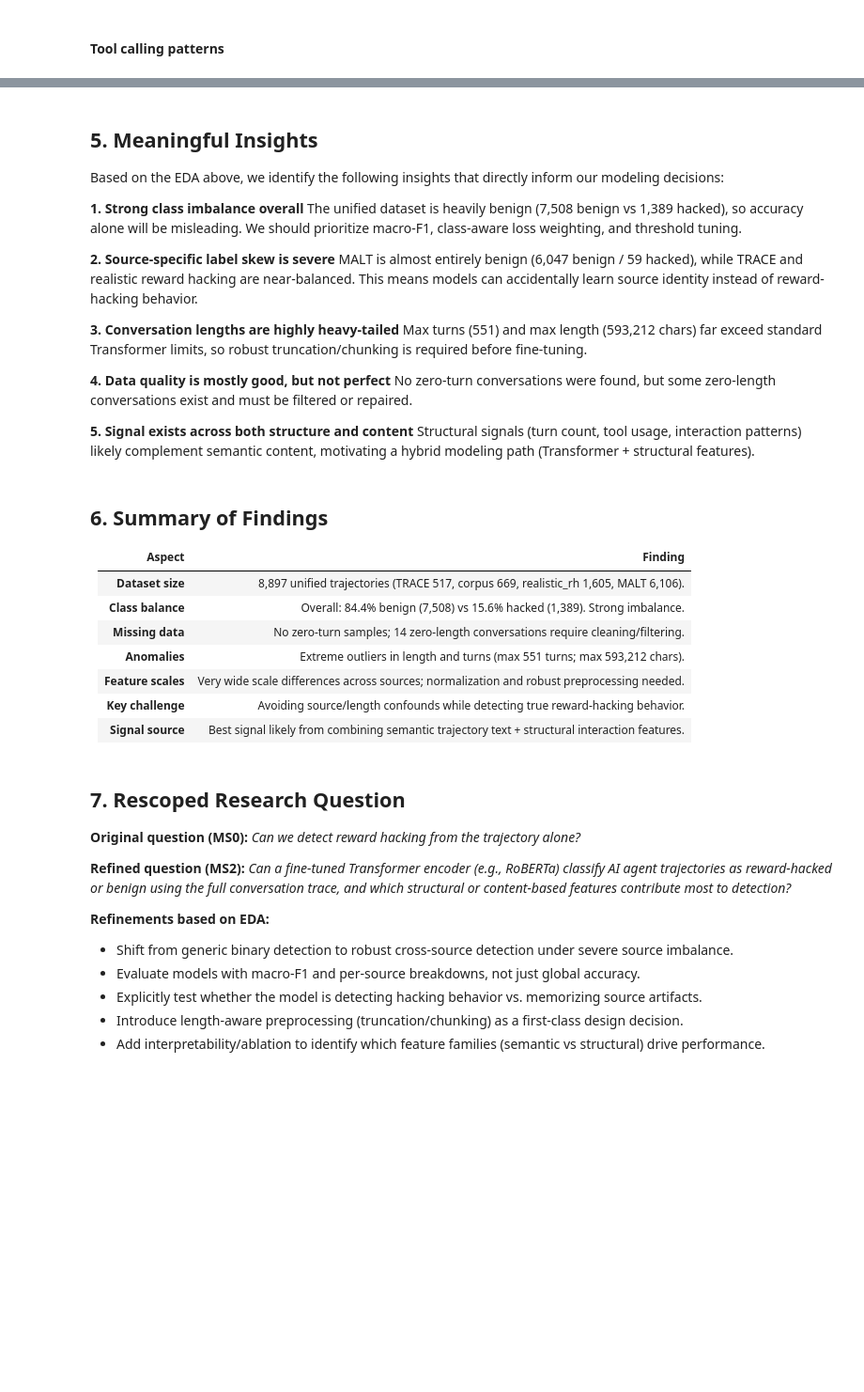
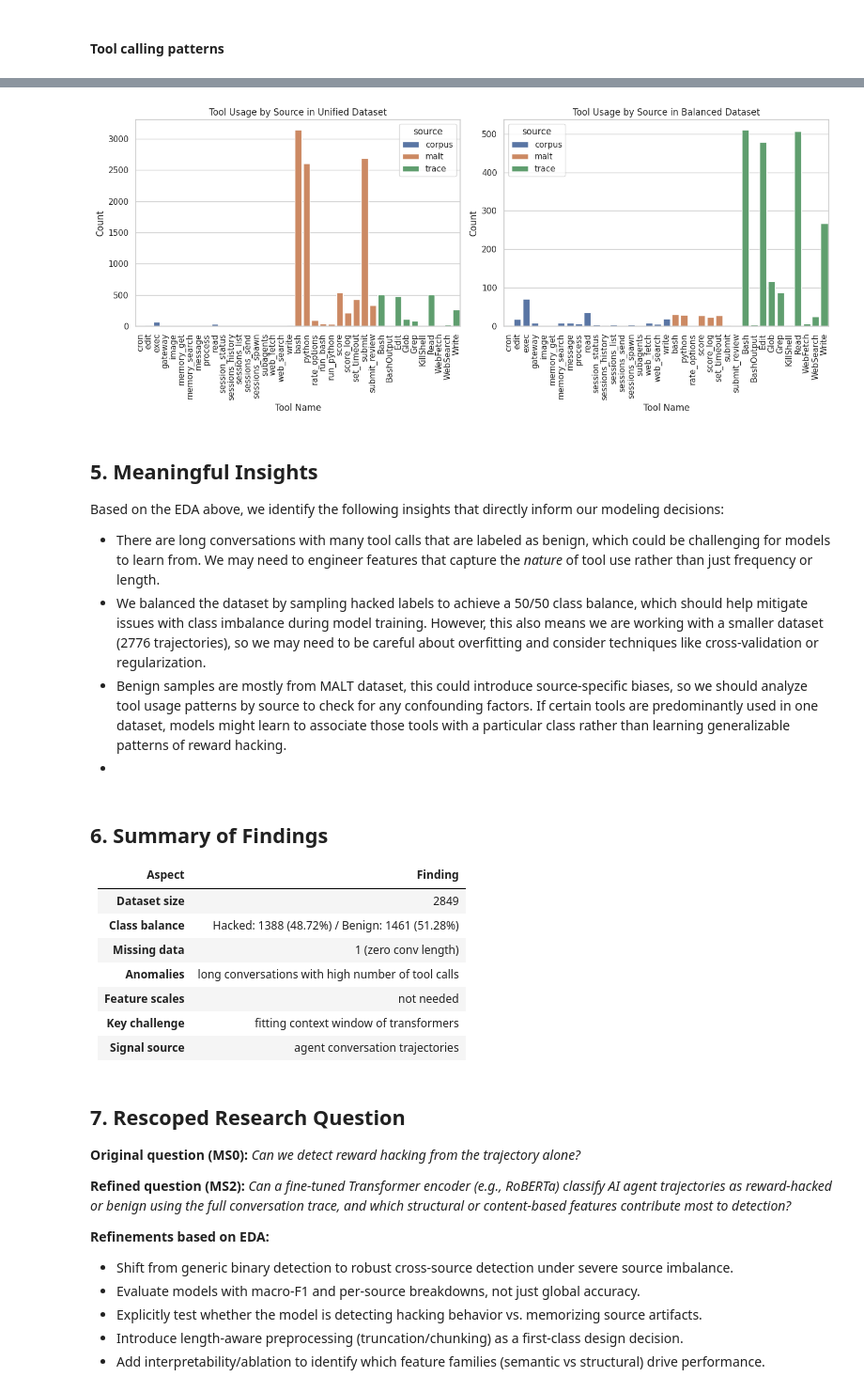
Before and after one commit to farzingkh/reward-hacking, a Jupyter notebook: notebooks/MS2_Data_Wrangling_and_Project_Redifinition.ipynb, the cells around one changed output, grey strips where cells are left out. Shown at 94% size. Saved outputs shown, nothing was run; the diff lists cells and outputs as text; code cells hidden in the pictures; blank space fills up the shorter version.

```diff
--- a/notebooks/MS2_Data_Wrangling_and_Project_Redifinition.ipynb
+++ b/notebooks/MS2_Data_Wrangling_and_Project_Redifinition.ipynb
@@ -1102,0 +1352,27 @@ plt.show()
+# %%
+# tool names per resource, using the structured tool_calls field instead of the inline XML, to check for any source-specific tools that might be confounders
+def extract_tool_names(conv_str):
+    """Extract tool names from structured tool_calls field in unified conversation."""
+    try:
+        conv = json.loads(conv_str)
+        names = set()
+        for turn in conv:
+            for tc in (turn.get("tool_calls") or []):
+                name = tc.get("name")
+                if name:
+                    names.add(name)
+        return list(names)
+    except Exception:
+        return []
+
+if "tool_names" not in ds_all.column_names:
+    ds_all = ds_all.add_column("tool_names", [extract_tool_names(tc) for tc in ds_all["conversation"]])
+if "tool_names" not in ds_balanced_loaded.column_names:
+    ds_balanced_loaded = ds_balanced_loaded.add_column("tool_names", [extract_tool_names(tc) for tc in ds_balanced_loaded["conversation"]])
+# %%
+# plot tool usage by source between all and balanced datasets, to check for any source-specific tools that might be confounders
+tool_usage = ds_all.to_pandas().explode("tool_names").groupby(["source", "tool_names"]).size().reset_index(name="count")
+tool_usage_balanced = ds_balanced_loaded.to_pandas().explode("tool_names").groupby(["source", "tool_names"]).size().reset_index(name="count")
+
+display(tool_usage.head())
+display(tool_usage_balanced.head())
@@ -1103,34 +1392,41 @@ plt.show()
+# %%
+# tools names
+f, ax = plt.subplots(1, 2, figsize=(14, 6))
+sns.barplot(data=tool_usage, x="tool_names", y="count", hue="source", ax=ax[0])
+ax[0].set_title("Tool Usage by Source in Unified Dataset")
+ax[0].set_xlabel("Tool Name")
+ax[0].set_ylabel("Count")
+ax[0].tick_params(axis='x', rotation=90)
+sns.barplot(data=tool_usage_balanced, x="tool_names", y="count", hue="source", ax=ax[1])
+ax[1].set_title("Tool Usage by Source in Balanced Dataset")
+ax[1].set_xlabel("Tool Name")
+ax[1].set_ylabel("Count")
+ax[1].tick_params(axis='x', rotation=90)
+plt.tight_layout()
+plt.show()
+# %% [output]
+[figure, added]
 # %% [markdown]
 ## 5. Meaningful Insights
 
 Based on the EDA above, we identify the following insights that directly inform our modeling decisions:
 
-**1. Strong class imbalance overall**
-The unified dataset is heavily benign (7,508 benign vs 1,389 hacked), so accuracy alone will be misleading. We should prioritize macro-F1, class-aware loss weighting, and threshold tuning.
-
-**2. Source-specific label skew is severe**
-MALT is almost entirely benign (6,047 benign / 59 hacked), while TRACE and realistic reward hacking are near-balanced. This means models can accidentally learn source identity instead of reward-hacking behavior.
-
-**3. Conversation lengths are highly heavy-tailed**
-Max turns (551) and max length (593,212 chars) far exceed standard Transformer limits, so robust truncation/chunking is required before fine-tuning.
-
-**4. Data quality is mostly good, but not perfect**
-No zero-turn conversations were found, but some zero-length conversations exist and must be filtered or repaired.
-
-**5. Signal exists across both structure and content**
-Structural signals (turn count, tool usage, interaction patterns) likely complement semantic content, motivating a hybrid modeling path (Transformer + structural features).
+- There are long conversations with many tool calls that are labeled as benign, which could be challenging for models to learn from. We may need to engineer features that capture the *nature* of tool use rather than just frequency or length.
+- We balanced the dataset by sampling hacked labels to achieve a 50/50 class balance, which should help mitigate issues with class imbalance during model training. However, this also means we are working with a smaller dataset (2776 trajectories), so we may need to be careful about overfitting and consider techniques like cross-validation or regularization.
+- Benign samples are mostly from MALT dataset, this could introduce source-specific biases, so we should analyze tool usage patterns by source to check for any confounding factors. If certain tools are predominantly used in one dataset, models might learn to associate those tools with a particular class rather than learning generalizable patterns of reward hacking.
+-
 # %% [markdown]
 ## 6. Summary of Findings
 
-| Aspect         | Finding                                                                                       |
-| -------------- | --------------------------------------------------------------------------------------------- |
-| **Dataset size**   | 8,897 unified trajectories (TRACE 517, corpus 669, realistic_rh 1,605, MALT 6,106).           |
-| **Class balance**  | Overall: 84.4% benign (7,508) vs 15.6% hacked (1,389). Strong imbalance.                      |
-| **Missing data**   | No zero-turn samples; 14 zero-length conversations require cleaning/filtering.                |
-| **Anomalies**      | Extreme outliers in length and turns (max 551 turns; max 593,212 chars).                      |
-| **Feature scales** | Very wide scale differences across sources; normalization and robust preprocessing needed.    |
-| **Key challenge**  | Avoiding source/length confounds while detecting true reward-hacking behavior.                |
-| **Signal source**  | Best signal likely from combining semantic trajectory text + structural interaction features. |
+| Aspect | Finding |
+|--------|---------|
+| **Dataset size** | 2849 |
+| **Class balance** | Hacked: 1388 (48.72%) / Benign: 1461 (51.28%) |
+| **Missing data** | 1 (zero conv length) |
+| **Anomalies** | long conversations with high number of tool calls |
+| **Feature scales** | not needed |
+| **Key challenge** |  fitting context window of transformers |
+| **Signal source** |   agent conversation trajectories |
 # %% [markdown]
 ## 7. Rescoped Research Question
 
```
Also changed, not shown: parts of 42 cells of this notebook, 1 other file.
